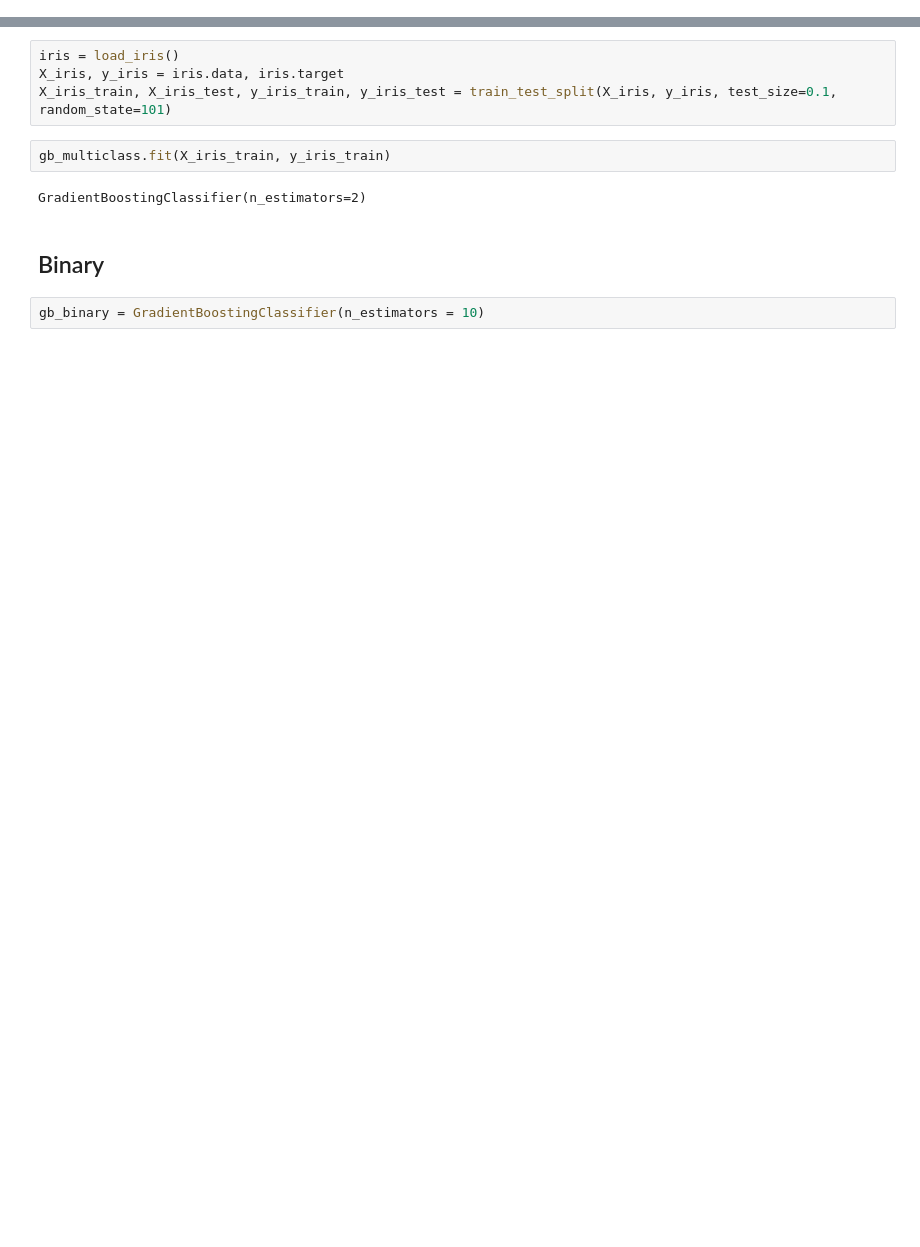
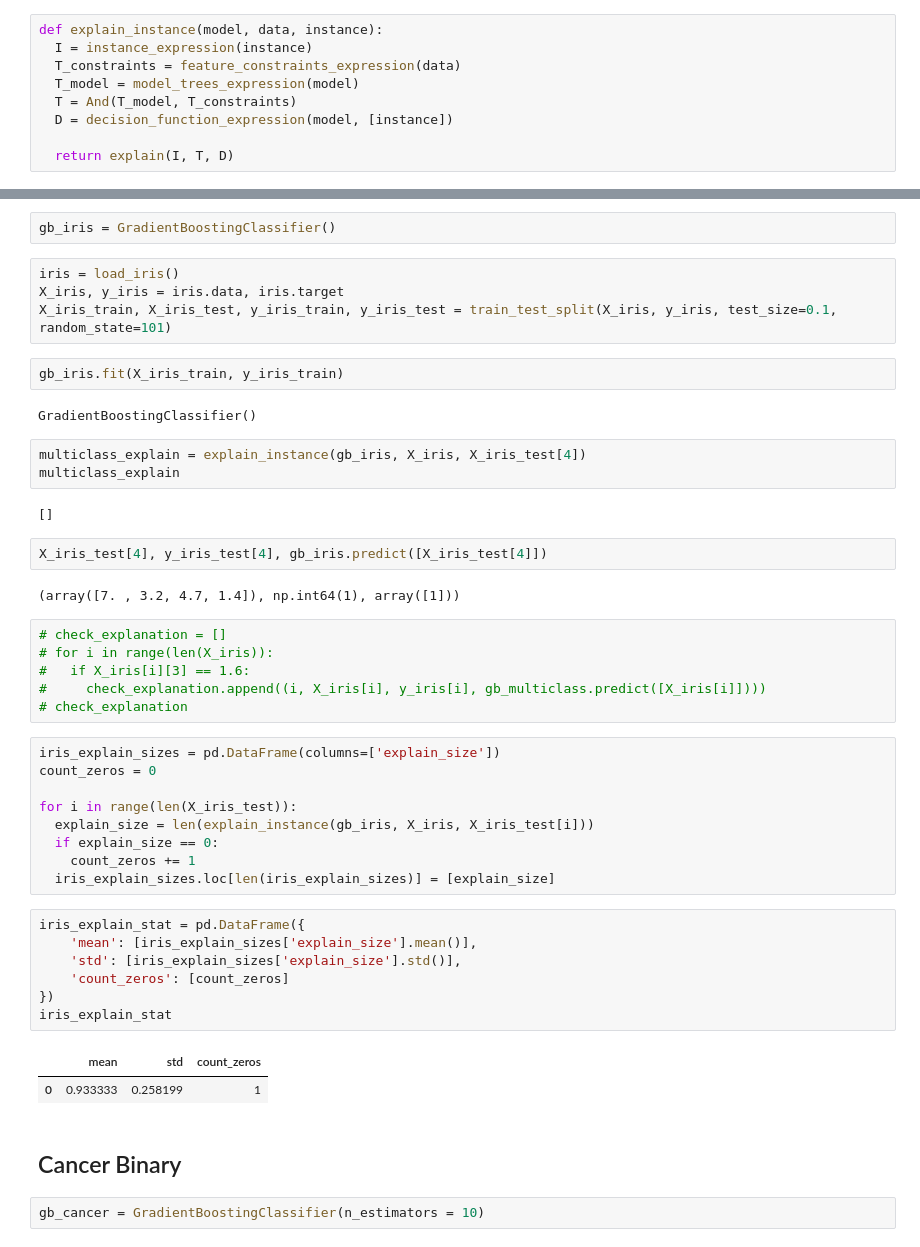
Before and after one commit to dabzr/LogicExplainML, a Jupyter notebook: testing/notebooks/colab notebooks/z3_gb_xai.ipynb, the cells around one changed output, grey strips where cells are left out. Drawn from its saved outputs; the diff is of its cells as text; blank space fills up the shorter version.

Commit message:
dataset explanation testing

```diff
--- a/testing/notebooks/colab notebooks/z3_gb_xai.ipynb
+++ b/testing/notebooks/colab notebooks/z3_gb_xai.ipynb
@@ -142,4 +144,13 @@ def explain(I, T, D):
       X.append(formula)
 
   return X
+# %%
+def explain_instance(model, data, instance):
+  I = instance_expression(instance)
+  T_constraints = feature_constraints_expression(data)
+  T_model = model_trees_expression(model)
+  T = And(T_model, T_constraints)
+  D = decision_function_expression(model, [instance])
+
+  return explain(I, T, D)
 # %%
@@ -244,15 +233,51 @@ gb_multiclass = GradientBoostingClassifier(n_estimators = 2)
+# %%
+gb_iris = GradientBoostingClassifier()
 # %%
 iris = load_iris()
 X_iris, y_iris = iris.data, iris.target
 X_iris_train, X_iris_test, y_iris_train, y_iris_test = train_test_split(X_iris, y_iris, test_size=0.1, random_state=101)
 # %%
-gb_multiclass.fit(X_iris_train, y_iris_train)
+gb_iris.fit(X_iris_train, y_iris_train)
 # %% [output]
-GradientBoostingClassifier(n_estimators=2)
+GradientBoostingClassifier()
+# %%
+multiclass_explain = explain_instance(gb_iris, X_iris, X_iris_test[4])
+multiclass_explain
+# %% [output]
+[]
+# %%
+X_iris_test[4], y_iris_test[4], gb_iris.predict([X_iris_test[4]])
+# %% [output]
+(array([7. , 3.2, 4.7, 1.4]), np.int64(1), array([1]))
+# %%
+# check_explanation = []
+# for i in range(len(X_iris)):
+#   if X_iris[i][3] == 1.6:
+#     check_explanation.append((i, X_iris[i], y_iris[i], gb_multiclass.predict([X_iris[i]])))
+# check_explanation
+# %%
+iris_explain_sizes = pd.DataFrame(columns=['explain_size'])
+count_zeros = 0
+
+for i in range(len(X_iris_test)):
+  explain_size = len(explain_instance(gb_iris, X_iris, X_iris_test[i]))
+  if explain_size == 0:
+    count_zeros += 1
+  iris_explain_sizes.loc[len(iris_explain_sizes)] = [explain_size]
+# %%
+iris_explain_stat = pd.DataFrame({
+    'mean': [iris_explain_sizes['explain_size'].mean()],
+    'std': [iris_explain_sizes['explain_size'].std()],
+    'count_zeros': [count_zeros]
+})
+iris_explain_stat
+# %% [output]
+|  | mean | std | count_zeros |
+| 0 | 0.933333 | 0.258199 | 1 |
 # %% [markdown]
-## Binary
+## Cancer Binary
 # %%
-gb_binary = GradientBoostingClassifier(n_estimators = 10)
+gb_cancer = GradientBoostingClassifier(n_estimators = 10)
 # %%
 cancer = load_breast_cancer()
 X_cancer, y_cancer = cancer.data, cancer.target
```
Also changed, not shown: parts of 21 cells of this notebook.
